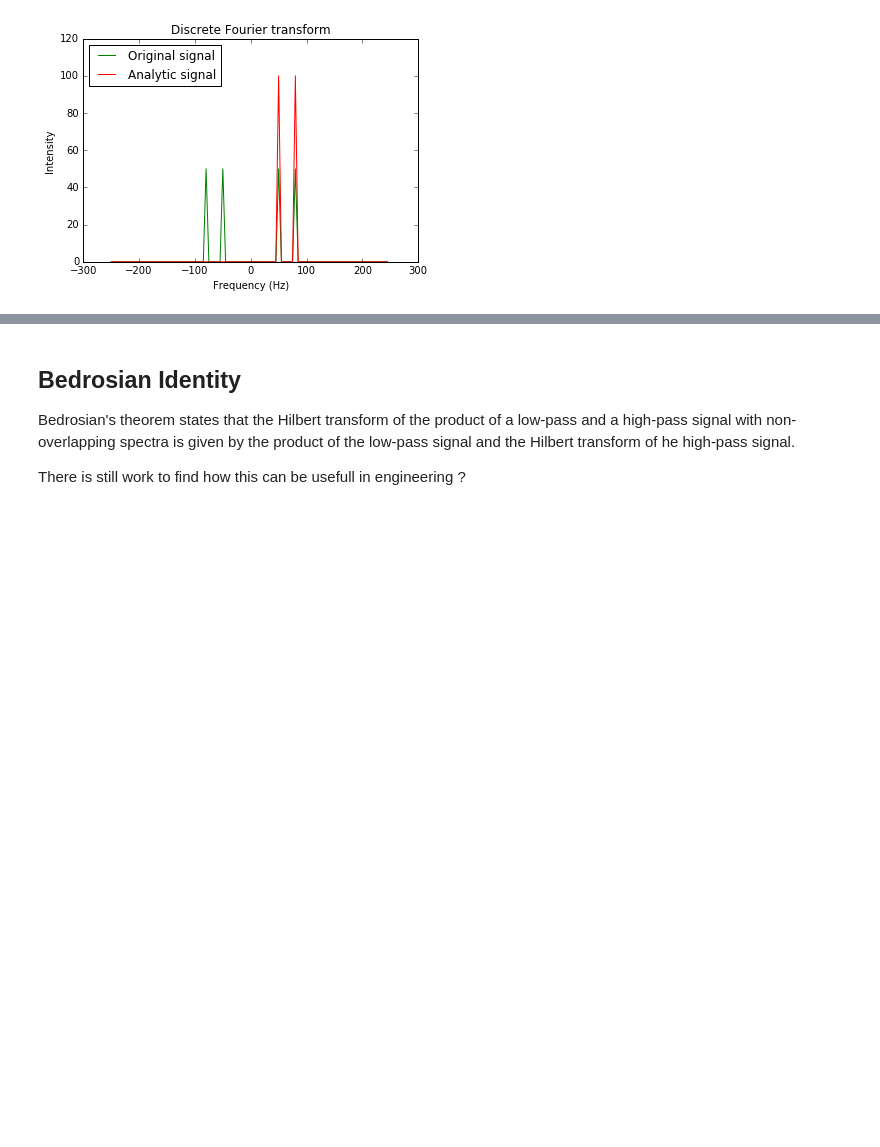
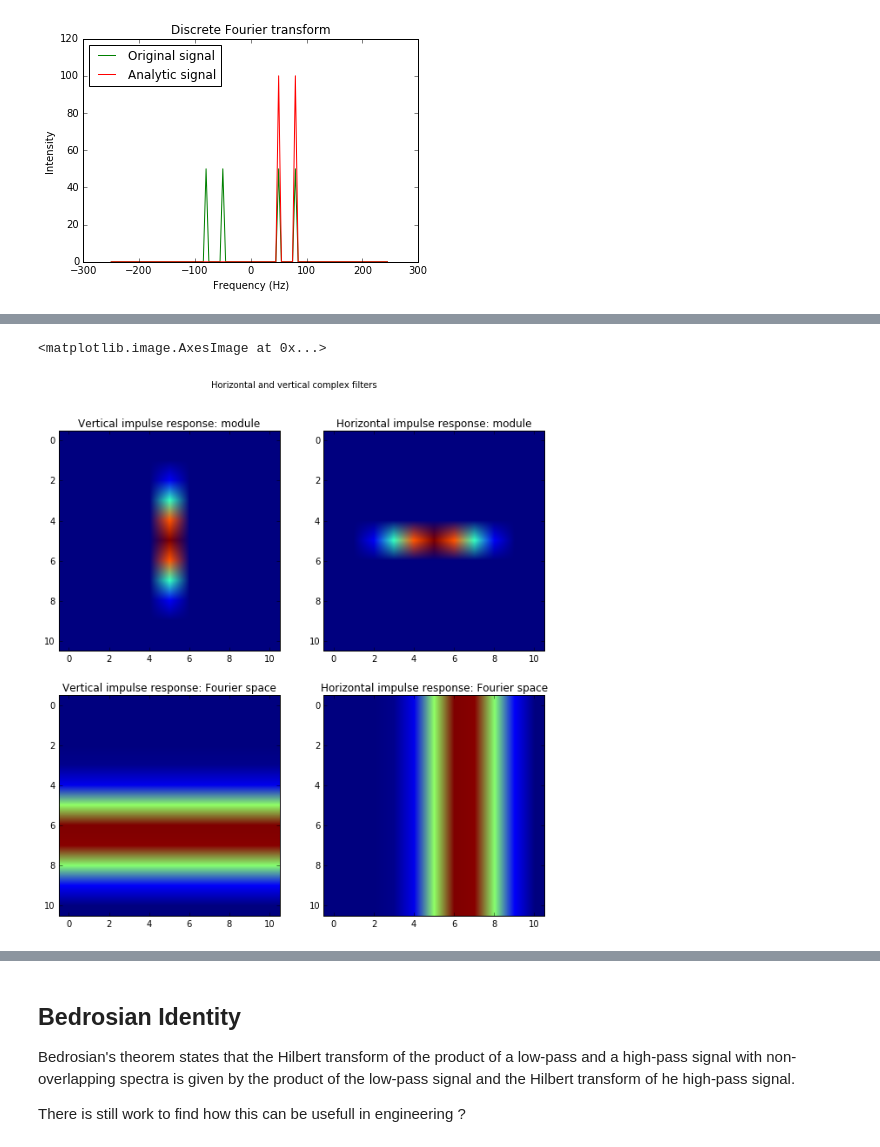
Before and after one commit to pierrepaleo/SignalProcessing-Python, a Jupyter notebook: HilbertTransform.ipynb, the cells around one changed output, grey strips where cells are left out. Cells and saved outputs as stored; diff of their text form; code cells hidden in the pictures; blank space fills up the shorter version.

Commit message:
Directional wavelets

```diff
--- a/HilbertTransform.ipynb
+++ b/HilbertTransform.ipynb
@@ -289,4 +295,15 @@ So that we have:
     j \mathcal{F}(\mathcal{H}(g))(f) &= (2Hv(f) - I) \mathcal{F}(g)(f) \\
     \mathcal{H}(g)(x) &=  \mathcal{F}^{-1}( -j (2Hv(f) - I) \mathcal{F}(g))(x) \\
 \end{align*}
+# %%
+#Let's try to implement the Hilbert transform
+
+def GetHeaviside( (sPosFreq, sNegFreq) ):
+    Heaviside = np.concatenate(([0.5],np.ones(sPosFreq)))
+    return np.concatenate((Heaviside,np.zeros(sNegFreq)))
+
+#Compute Hilbert transform thanks to previous formula
+def GetHilbertTransform( signal ):
+    Heaviside = GetHeaviside(GetPosNegFreqPattern(signal))
+    return np.fft.ifft(-1j*(2*Heaviside-1)*np.fft.fft(signal))
 # %%
@@ -453,0 +474,52 @@ plt.imshow(K2)
+# %%
+"""
+Directional AND separable filters
+"""
+ksize = 11#must be odd
+
+#In this study, we will be using the antonini synthesis filter
+antonini = np.array([-6.453888262893856e-02,
+    -4.068941760955867e-02,
+    4.180922732222124e-01,
+    7.884856164056651e-01,
+    4.180922732222124e-01,
+    -4.068941760955867e-02,
+    -6.453888262893856e-02])
+
+fhsize = len(antonini)/2
+
+
+#Here we define an analytic filter, with negative frequency cancellation property
+vFilter=antonini+1j*GetHilbertTransform(antonini)
+hFilter=antonini+1j*GetHilbertTransform(antonini)
+
+#Take a look at 2D impulse response
+dirac = np.zeros((ksize,ksize))
+dirac[fsize/2,fsize/2]=1
+
+vImpulse = scim.convolve1d(dirac, vFilter.real, axis=0, mode='wrap')\
++1j*scim.convolve1d(dirac, vFilter.imag, axis=0, mode='wrap')
+hImpulse = scim.convolve1d(dirac, hFilter.real, axis=1, mode='wrap')\
++1j*scim.convolve1d(dirac, hFilter.imag, axis=1, mode='wrap')
+
+fig = plt.figure(figsize=(10,10))
+fig.suptitle("Horizontal and vertical complex filters")
+
+ax = plt.subplot("221")
+ax.set_title("Vertical impulse response: module")
+ax.imshow(np.abs(vImpulse))
+
+ax = plt.subplot("222")
+ax.set_title("Horizontal impulse response: module")
+ax.imshow(np.abs(hImpulse))
+
+ax = plt.subplot("223")
+ax.set_title("Vertical impulse response: Fourier space")
+ax.imshow(np.fft.fftshift(np.abs(np.fft.fft2(vImpulse))))
+
+ax = plt.subplot("224")
+ax.set_title("Horizontal impulse response: Fourier space")
+ax.imshow(np.fft.fftshift(np.abs(np.fft.fft2(hImpulse))))
+# %% [output]
+<matplotlib.image.AxesImage at 0x...>
+[figure, added]
```
Also changed, not shown: parts of 9 cells of this notebook.
